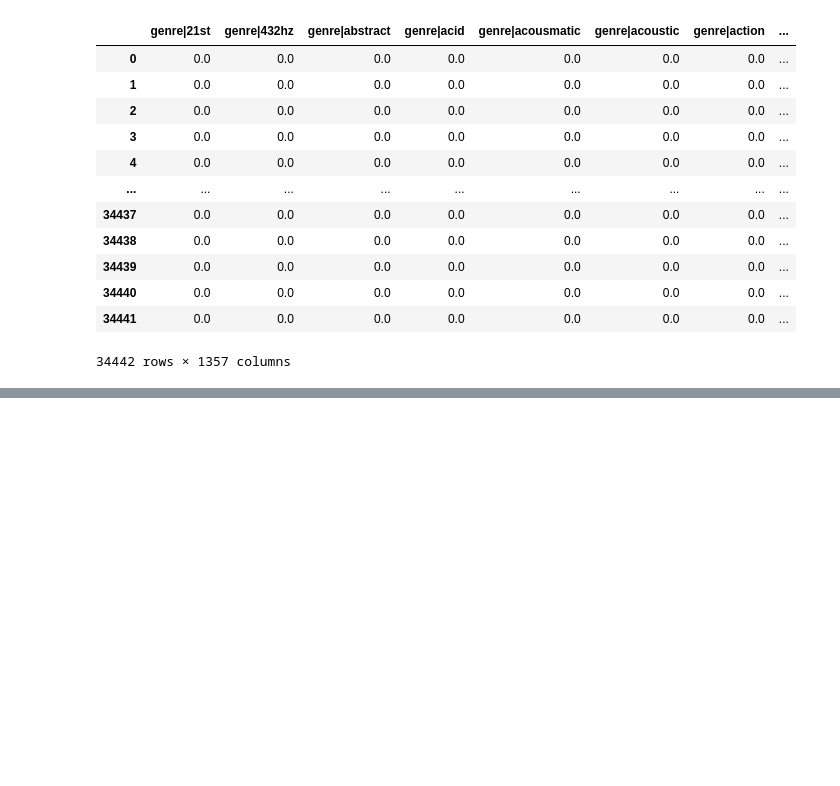
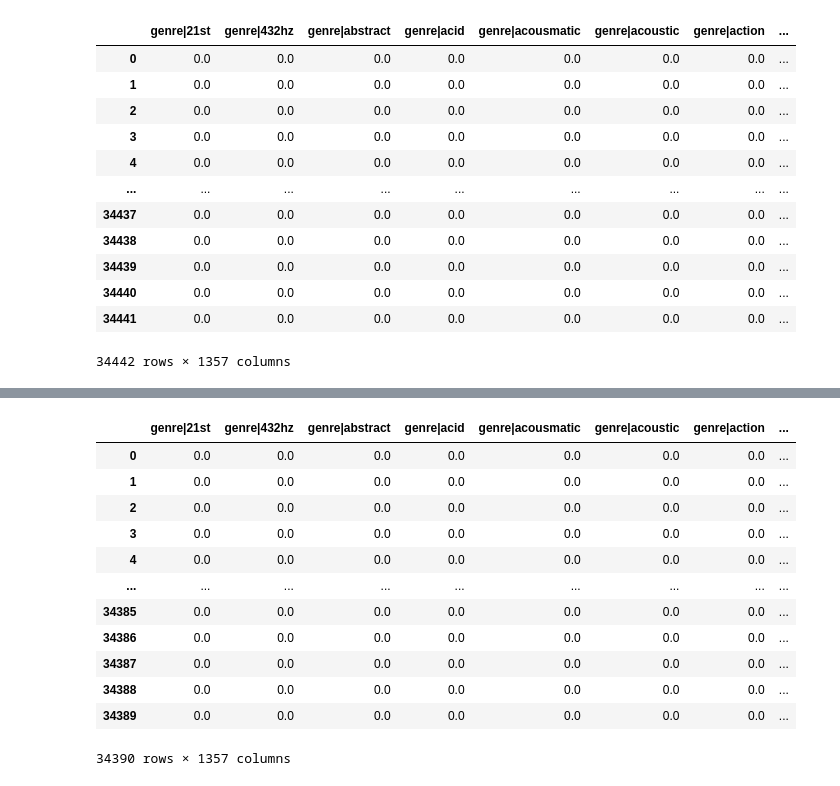
Before and after one commit to Ruby-L-i-n/CSDS234_FinalProject, a Jupyter notebook: FeatureGeneration.ipynb, the cells around one changed output, grey strips where cells are left out. Saved outputs shown, nothing was run; the diff lists cells and outputs as text; code cells hidden in the pictures; blank space fills up the shorter version.

```diff
--- a/FeatureGeneration.ipynb
+++ b/FeatureGeneration.ipynb
@@ -173,0 +214,23 @@ generate_feature_set(track_df)
+# %%
+def generate_nonplaylist_features(pid):
+  playlist_uris = list(track_df[playlist_df['pid']==pid]['uri'])
+  nonplaylist_features = total_tracks_features[~total_tracks_features['track_uri'].isin(playlist_uris)]
+  nonplaylist_features = nonplaylist_features.drop('track_uri', axis = 1)
+  nonplaylist_features.reset_index(drop = True, inplace = True)
+  return nonplaylist_features
+
+generate_nonplaylist_features(0)
+# %% [output]
+|  | genre|21st | genre|432hz | genre|abstract | genre|acid | genre|acousmatic | genre|acoustic | genre|action | ... |
+| 0 | 0.0 | 0.0 | 0.0 | 0.0 | 0.0 | 0.0 | 0.0 | ... |
+| 1 | 0.0 | 0.0 | 0.0 | 0.0 | 0.0 | 0.0 | 0.0 | ... |
+| 2 | 0.0 | 0.0 | 0.0 | 0.0 | 0.0 | 0.0 | 0.0 | ... |
+| 3 | 0.0 | 0.0 | 0.0 | 0.0 | 0.0 | 0.0 | 0.0 | ... |
+| 4 | 0.0 | 0.0 | 0.0 | 0.0 | 0.0 | 0.0 | 0.0 | ... |
+| ... | ... | ... | ... | ... | ... | ... | ... | ... |
+| 34385 | 0.0 | 0.0 | 0.0 | 0.0 | 0.0 | 0.0 | 0.0 | ... |
+| 34386 | 0.0 | 0.0 | 0.0 | 0.0 | 0.0 | 0.0 | 0.0 | ... |
+| 34387 | 0.0 | 0.0 | 0.0 | 0.0 | 0.0 | 0.0 | 0.0 | ... |
+| 34388 | 0.0 | 0.0 | 0.0 | 0.0 | 0.0 | 0.0 | 0.0 | ... |
+| 34389 | 0.0 | 0.0 | 0.0 | 0.0 | 0.0 | 0.0 | 0.0 | ... |
+34390 rows × 1357 columns
```
Also changed, not shown: parts of 4 cells of this notebook.
